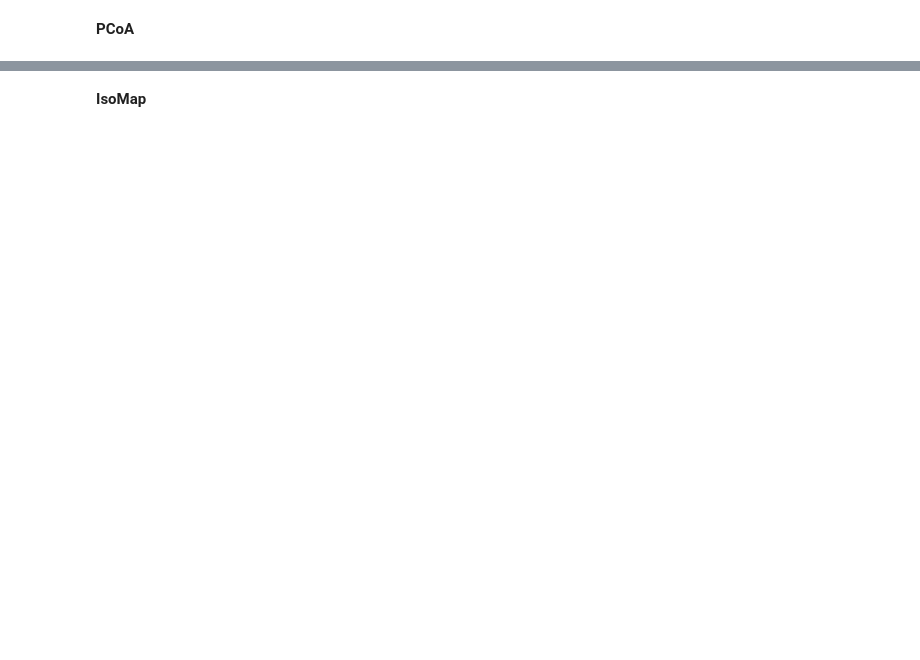
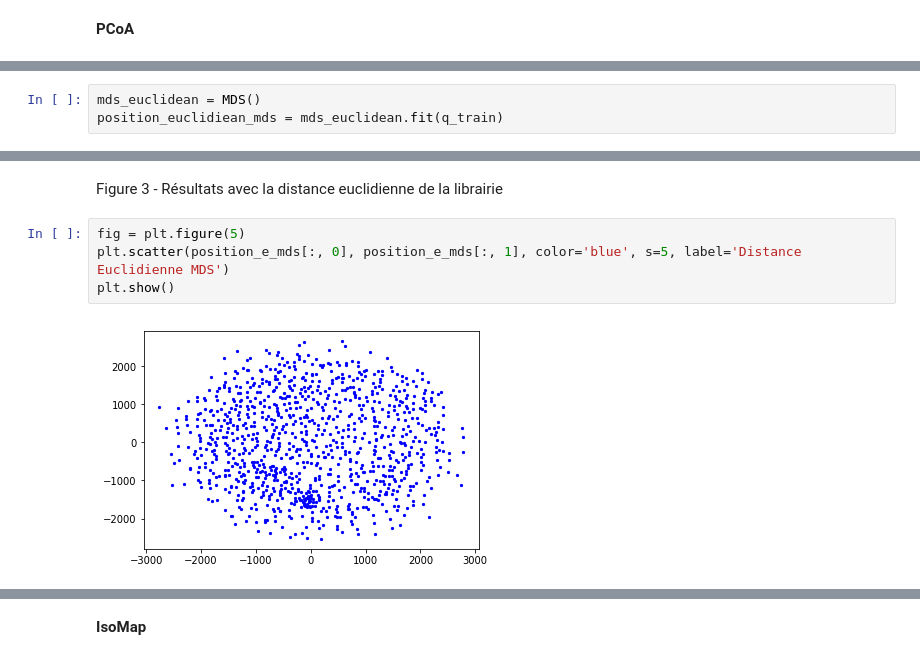
Before and after one commit to Eduard-Voiculescu/Travail_1_IFT_3700, a Jupyter notebook: Travail_1-IFT-3700.ipynb, the cells around one changed output, grey strips where cells are left out. Cells and saved outputs as stored; diff of their text form; blank space fills up the shorter version.

```diff
--- a/Travail_1-IFT-3700.ipynb
+++ b/Travail_1-IFT-3700.ipynb
@@ -357,0 +525,3 @@ Accuracy score for single linkage : 5.1 %.
+# %%
+mds_euclidean = MDS()
+position_euclidiean_mds = mds_euclidean.fit(q_train)
@@ -357,0 +550,8 @@ Accuracy score for single linkage : 5.1 %.
+# %% [markdown]
+Figure 3 - Résultats avec la distance euclidienne de la librairie
+# %%
+fig = plt.figure(5)
+plt.scatter(position_e_mds[:, 0], position_e_mds[:, 1], color='blue', s=5, label='Distance Euclidienne MDS')
+plt.show()
+# %% [output]
+[figure, added]
```
Also changed, not shown: parts of 87 cells of this notebook.
